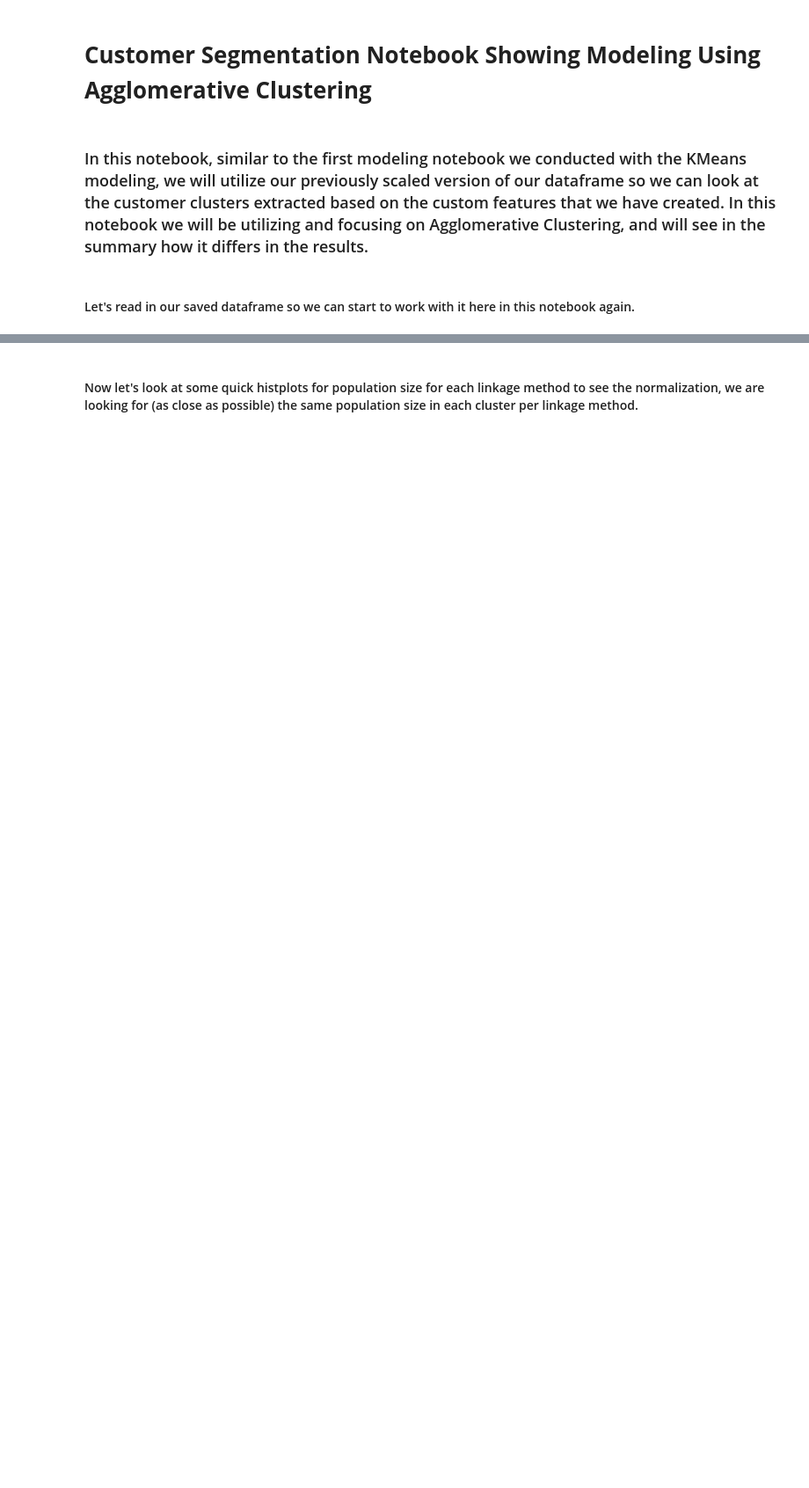
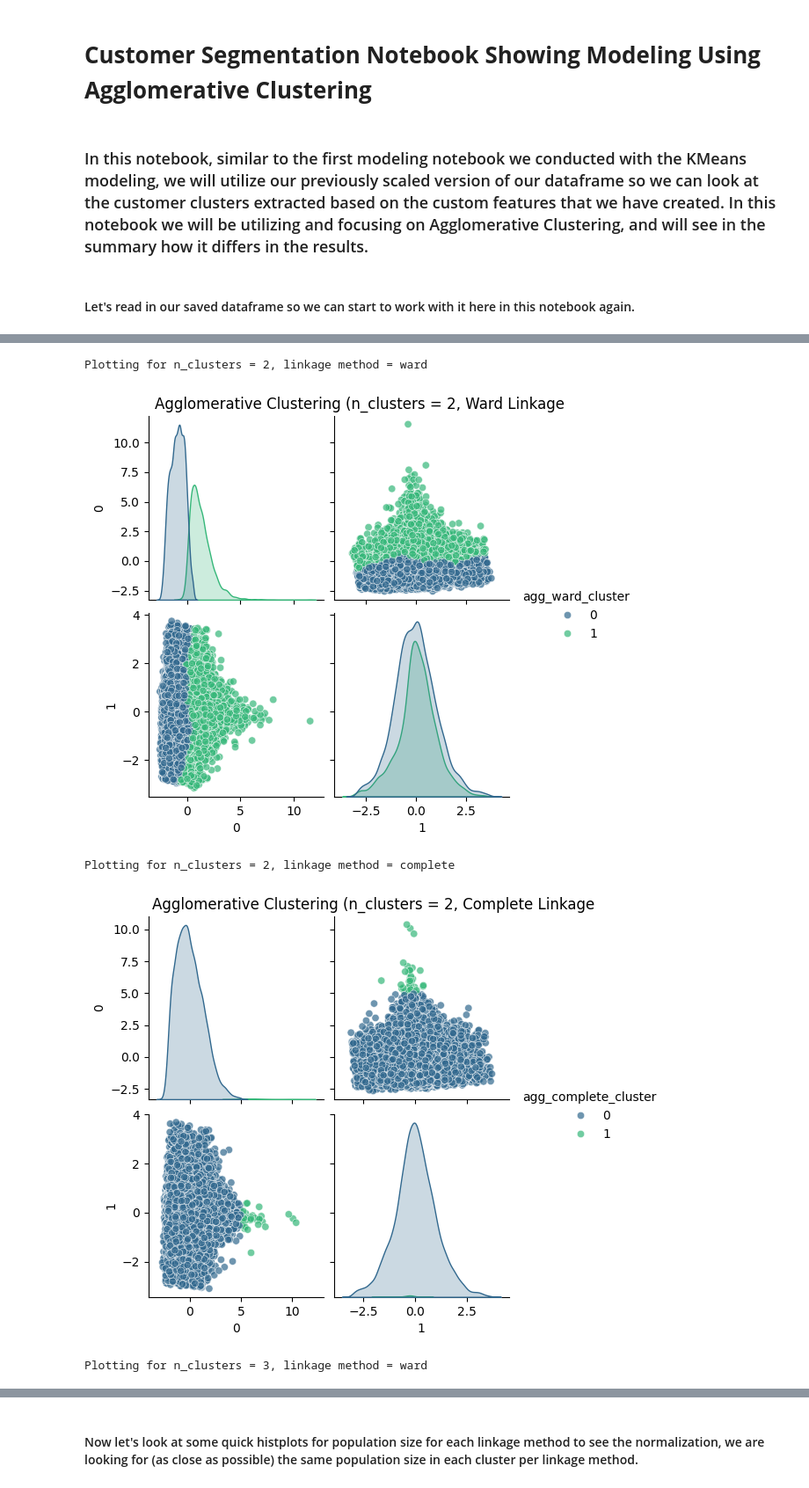
Before and after one commit to Taliwat/Springboard-DS, a Jupyter notebook: Capstone 2 - Instacart Project/Modeling/Agglomerative-models.ipynb, the cells around one changed output, grey strips where cells are left out. Shown at 88% size. Drawn from its saved outputs; the diff is of its cells as text; code cells hidden in the pictures; blank space fills up the shorter version.

```diff
--- a/Capstone 2 - Instacart Project/Modeling/Agglomerative-models.ipynb
+++ b/Capstone 2 - Instacart Project/Modeling/Agglomerative-models.ipynb
@@ -126,0 +146,41 @@ plt.show()
+# %%
+def agg_clustering_mod_sample(linkage, data, df, cluster_col_name, sample_size=15000, n_clusters=3):
+    sample_indices = np.random.choice(len(data), size=sample_size, replace=False)
+    sample_data = data[sample_indices]
+    sample_df = df.iloc[sample_indices].reset_index(drop=True)
+
+    agg = AgglomerativeClustering(n_clusters=n_clusters, linkage=linkage)
+    sample_df[cluster_col_name] = agg.fit_predict(sample_data)
+    df[cluster_col_name] = -1
+
+    df.loc[sample_indices, cluster_col_name] = sample_df[cluster_col_name]
+
+    return df, sample_data, sample_df
+
+results = {}
+n_clusters_range = range(2,8)
+
+pairplot_linkage_methods = ['ward', 'complete']
+
+for n_clusters in n_clusters_range:
+    results[n_clusters] = {}
+    for linkage_method in pairplot_linkage_methods:
+        agg_scaled, pca_features_sampled, agg_scaled_sampled = agg_clustering_mod_sample(linkage_method, pca_features, pd.DataFrame(pca_features), f'agg_{linkage_method}_cluster', sample_size=15000, n_clusters=n_clusters)
+        results[n_clusters][linkage_method] = agg_scaled_sampled
+
+def plot_pairplots(results, n_clusters_range, pairplot_linkage_methods):
+    for n_clusters in n_clusters_range:
+        for linkage_method in pairplot_linkage_methods:
+            if linkage_method in results[n_clusters]:
+                print(f"Plotting for n_clusters = {n_clusters}, linkage method = {linkage_method}")
+                sns.pairplot(results[n_clusters][linkage_method], hue = f'agg_{linkage_method}_cluster', palette = 'viridis', diag_kind = 'kde', plot_kws = {'alpha' : 0.7})
+                plt.suptitle(f'Agglomerative Clustering (n_clusters = {n_clusters}, {linkage_method.capitalize()} Linkage', y = 1.02)
+                plt.show()
+
+plot_pairplots(results, n_clusters_range, pairplot_linkage_methods)
+# %% [output]
+Plotting for n_clusters = 2, linkage method = ward
+[figure, added]
+Plotting for n_clusters = 2, linkage method = complete
+[figure, added]
+Plotting for n_clusters = 3, linkage method = ward
```
Also changed, not shown: parts of 23 cells of this notebook, 1 other file.
